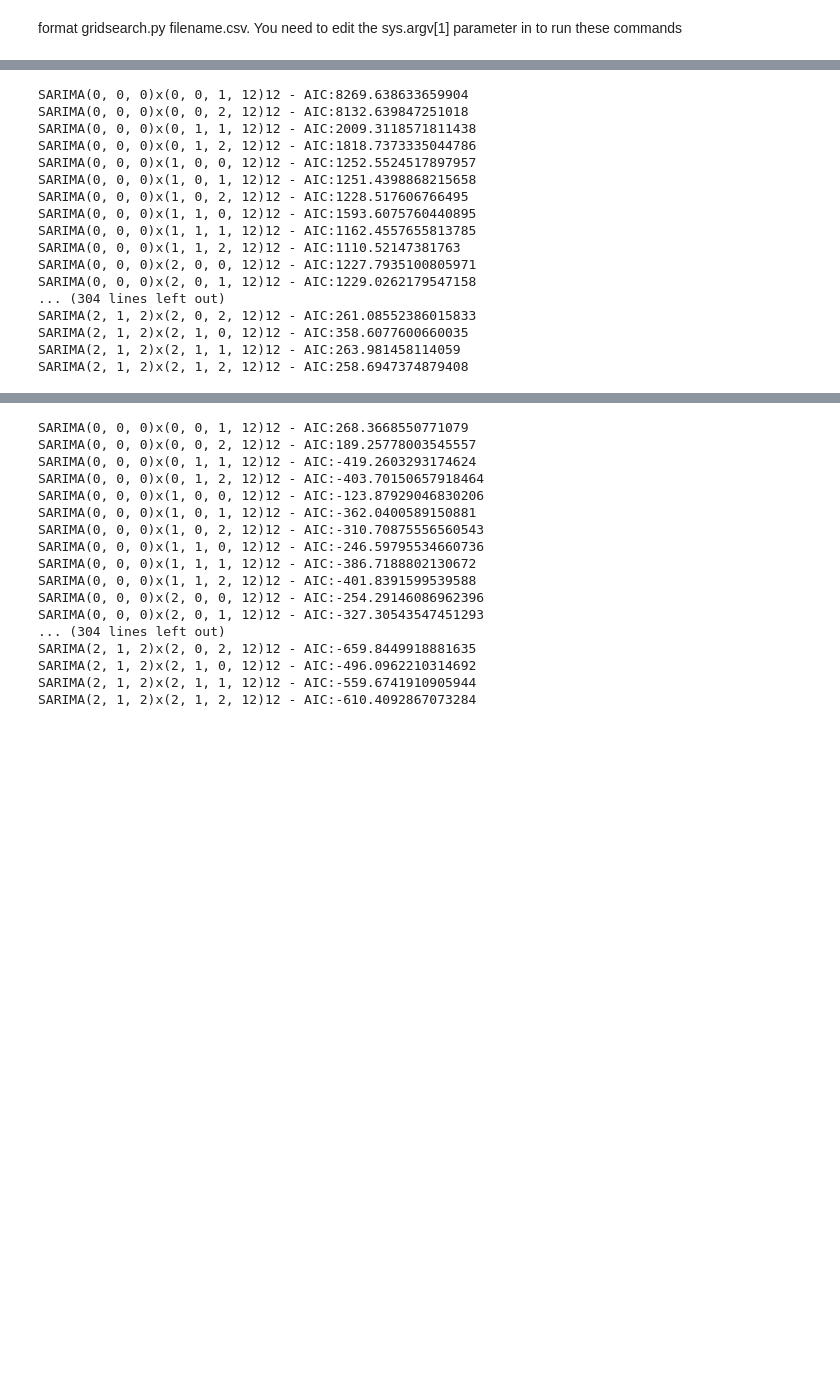
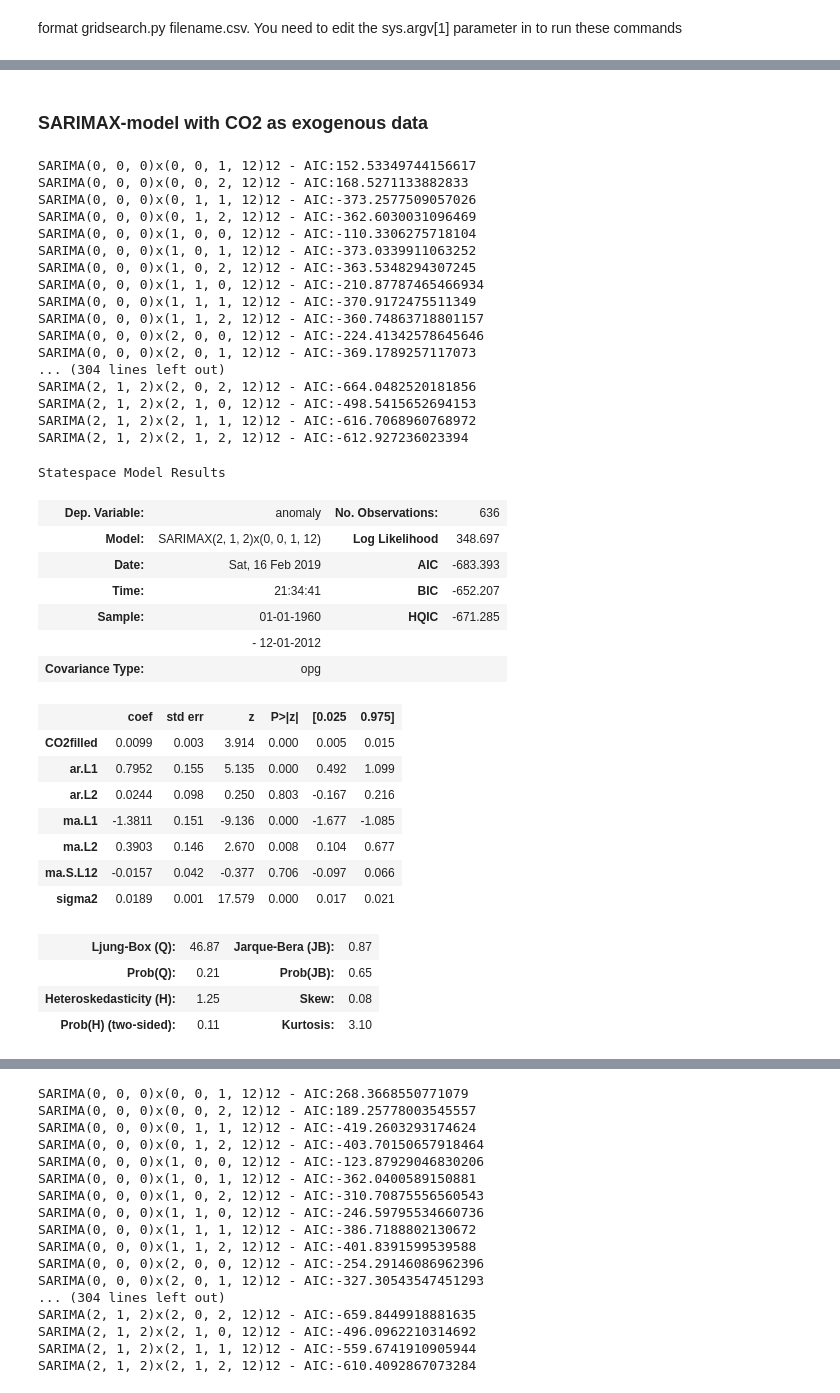
Before and after one commit to SimoAntikainen/sarimax-climate-change-forecast, a Jupyter notebook: sarimax-climate-change-forecast.ipynb, the cells around one changed output, grey strips where cells are left out. Drawn from its saved outputs; the diff is of its cells as text; code cells hidden in the pictures; blank space fills up the shorter version.

```diff
--- a/sarimax-climate-change-forecast.ipynb
+++ b/sarimax-climate-change-forecast.ipynb
@@ -417,3 +429,5 @@ HQIC-order: (3, 1)
+# %% [markdown]
+### SARIMAX-model with CO2 as exogenous data
 # %%
 #p = d = q = range(0, 2)
 p = range(0,3)
@@ -422,16 +436,17 @@ q = range(0,3)
 pdq = list(itertools.product(p, d, q))
 seasonal_pdq = [(x[0], x[1], x[2], 12) for x in list(itertools.product(p, d, q))]
 # %%
-warnings.filterwarnings("ignore") # specify to ignore warning messages
+warnings.filterwarnings("ignore")
 
 for param in pdq:
     for param_seasonal in seasonal_pdq:
         try:
-            mod = sm.tsa.statespace.SARIMAX(train_co2,
+            mod = sm.tsa.statespace.SARIMAX(train_anomaly,
                                             order=param,
                                             seasonal_order=param_seasonal,
                                             enforce_stationarity=False,
-                                            enforce_invertibility=False
+                                            enforce_invertibility=False,
+                                            exog=train_co2
                                             )
 
             results = mod.fit()
@@ -441,20 +456,20 @@ for param in pdq:
         except:
             continue
 # %% [output]
-SARIMA(0, 0, 0)x(0, 0, 1, 12)12 - AIC:8269.638633659904
-SARIMA(0, 0, 0)x(0, 0, 2, 12)12 - AIC:8132.639847251018
-SARIMA(0, 0, 0)x(0, 1, 1, 12)12 - AIC:2009.3118571811438
-SARIMA(0, 0, 0)x(0, 1, 2, 12)12 - AIC:1818.7373335044786
-SARIMA(0, 0, 0)x(1, 0, 0, 12)12 - AIC:1252.5524517897957
-SARIMA(0, 0, 0)x(1, 0, 1, 12)12 - AIC:1251.4398868215658
-SARIMA(0, 0, 0)x(1, 0, 2, 12)12 - AIC:1228.517606766495
-SARIMA(0, 0, 0)x(1, 1, 0, 12)12 - AIC:1593.6075760440895
-SARIMA(0, 0, 0)x(1, 1, 1, 12)12 - AIC:1162.4557655813785
-SARIMA(0, 0, 0)x(1, 1, 2, 12)12 - AIC:1110.52147381763
-SARIMA(0, 0, 0)x(2, 0, 0, 12)12 - AIC:1227.7935100805971
-SARIMA(0, 0, 0)x(2, 0, 1, 12)12 - AIC:1229.0262179547158
+SARIMA(0, 0, 0)x(0, 0, 1, 12)12 - AIC:152.53349744156617
+SARIMA(0, 0, 0)x(0, 0, 2, 12)12 - AIC:168.5271133882833
+SARIMA(0, 0, 0)x(0, 1, 1, 12)12 - AIC:-373.2577509057026
+SARIMA(0, 0, 0)x(0, 1, 2, 12)12 - AIC:-362.6030031096469
+SARIMA(0, 0, 0)x(1, 0, 0, 12)12 - AIC:-110.3306275718104
+SARIMA(0, 0, 0)x(1, 0, 1, 12)12 - AIC:-373.0339911063252
+SARIMA(0, 0, 0)x(1, 0, 2, 12)12 - AIC:-363.5348294307245
+SARIMA(0, 0, 0)x(1, 1, 0, 12)12 - AIC:-210.87787465466934
+SARIMA(0, 0, 0)x(1, 1, 1, 12)12 - AIC:-370.9172475511349
+SARIMA(0, 0, 0)x(1, 1, 2, 12)12 - AIC:-360.74863718801157
+SARIMA(0, 0, 0)x(2, 0, 0, 12)12 - AIC:-224.41342578645646
+SARIMA(0, 0, 0)x(2, 0, 1, 12)12 - AIC:-369.1789257117073
 ... (304 lines left out)
-SARIMA(2, 1, 2)x(2, 0, 2, 12)12 - AIC:261.08552386015833
-SARIMA(2, 1, 2)x(2, 1, 0, 12)12 - AIC:358.6077600660035
-SARIMA(2, 1, 2)x(2, 1, 1, 12)12 - AIC:263.981458114059
-SARIMA(2, 1, 2)x(2, 1, 2, 12)12 - AIC:258.6947374879408
+SARIMA(2, 1, 2)x(2, 0, 2, 12)12 - AIC:-664.0482520181856
+SARIMA(2, 1, 2)x(2, 1, 0, 12)12 - AIC:-498.5415652694153
+SARIMA(2, 1, 2)x(2, 1, 1, 12)12 - AIC:-616.7068960768972
+SARIMA(2, 1, 2)x(2, 1, 2, 12)12 - AIC:-612.927236023394
@@ -465,5 +488,26 @@ SARIMA(2, 1, 2)x(2, 1, 2, 12)12 - AIC:258.6947374879408
 # %%
-sarima = sm.tsa.statespace.SARIMAX(train_co2,order=(1,1,1),seasonal_order=(1,1,2,12),
-                                 enforce_stationarity=False, enforce_invertibility=False,).fit()
-#sarima.summary()
+sarimax = sm.tsa.statespace.SARIMAX(train_anomaly,order=(2,1,2),seasonal_order=(0,0,1,12),
+                                 enforce_stationarity=False, enforce_invertibility=False,exog=train_co2).fit()
+sarimax.summary()
+# %% [output]
+Statespace Model Results
+| Dep. Variable: | anomaly | No. Observations: | 636 |
+| Model: | SARIMAX(2, 1, 2)x(0, 0, 1, 12) | Log Likelihood | 348.697 |
+| Date: | Sat, 16 Feb 2019 | AIC | -683.393 |
+| Time: | 21:34:41 | BIC | -652.207 |
+| Sample: | 01-01-1960 | HQIC | -671.285 |
+|  | - 12-01-2012 |  |  |
+| Covariance Type: | opg |  |  |
+|  | coef | std err | z | P>|z| | [0.025 | 0.975] |
+| CO2filled | 0.0099 | 0.003 | 3.914 | 0.000 | 0.005 | 0.015 |
+| ar.L1 | 0.7952 | 0.155 | 5.135 | 0.000 | 0.492 | 1.099 |
+| ar.L2 | 0.0244 | 0.098 | 0.250 | 0.803 | -0.167 | 0.216 |
+| ma.L1 | -1.3811 | 0.151 | -9.136 | 0.000 | -1.677 | -1.085 |
+| ma.L2 | 0.3903 | 0.146 | 2.670 | 0.008 | 0.104 | 0.677 |
+| ma.S.L12 | -0.0157 | 0.042 | -0.377 | 0.706 | -0.097 | 0.066 |
+| sigma2 | 0.0189 | 0.001 | 17.579 | 0.000 | 0.017 | 0.021 |
+| Ljung-Box (Q): | 46.87 | Jarque-Bera (JB): | 0.87 |
+| Prob(Q): | 0.21 | Prob(JB): | 0.65 |
+| Heteroskedasticity (H): | 1.25 | Skew: | 0.08 |
+| Prob(H) (two-sided): | 0.11 | Kurtosis: | 3.10 |
 # %%
```
Also changed, not shown: parts of 45 cells of this notebook.
